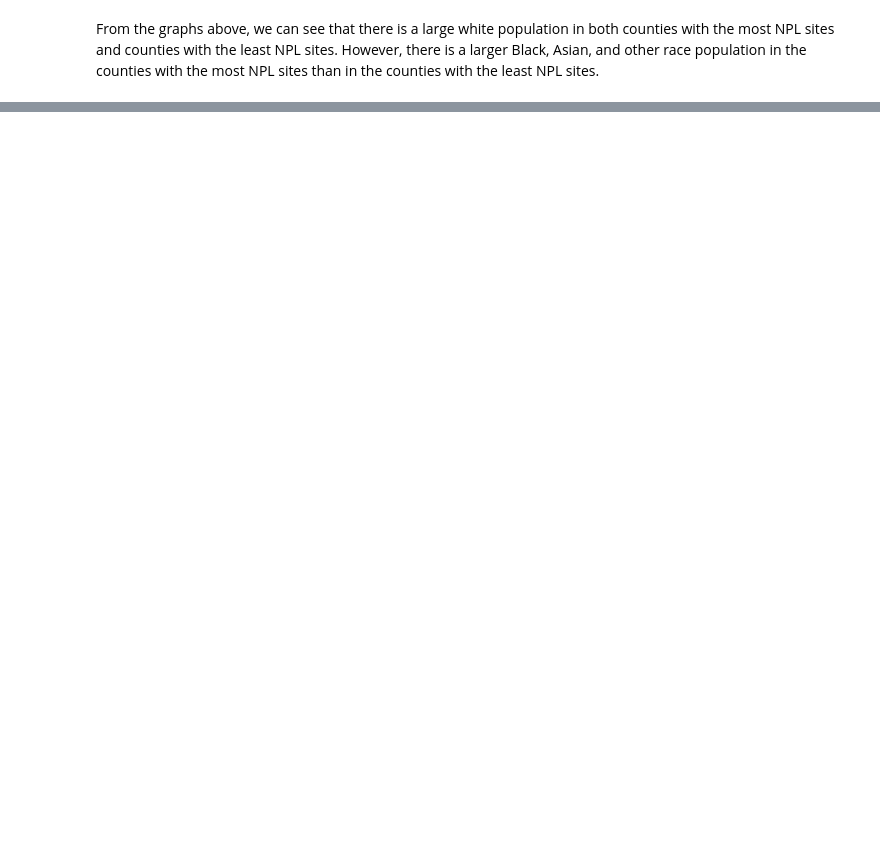
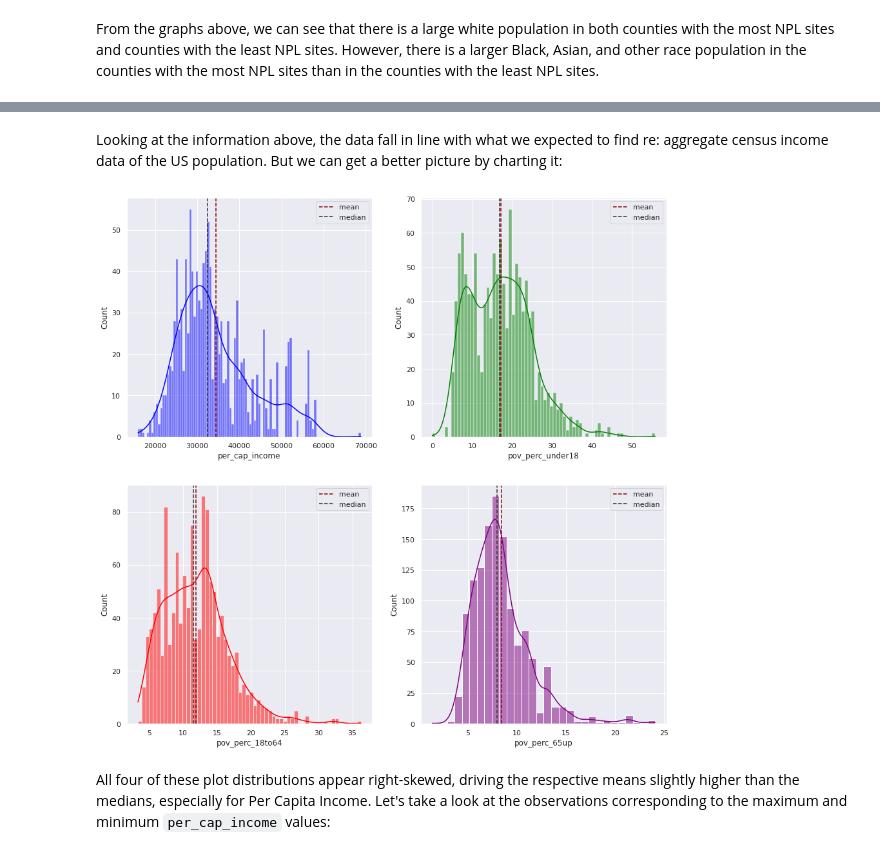
Before and after one commit to jeinuh/superfund-project, a Jupyter notebook: EDACheckpoint_group011.ipynb, the cells around one changed output, grey strips where cells are left out. Cells and saved outputs as stored; diff of their text form; code cells hidden in the pictures; blank space fills up the shorter version.

```diff
--- a/EDACheckpoint_group011.ipynb
+++ b/EDACheckpoint_group011.ipynb
@@ -593,0 +604,10 @@ From the graphs above, we can see that there is a large white population in both
+# %%
+age_df = county_df[['site name',
+                    'county', 'state',
+                    'Per Capita Income (In 2019 Inflation Adjusted Dollars)',
+                    '% Population Under 18 Years of Age for Whom Poverty Status Is Determined: Living in Poverty',
+                    '% Population Age 18 to 64 for Whom Poverty Status  Is Determined: Living in Poverty',
+                    '% Population Age 65 and Over for Whom Poverty  Status Is Determined: Living in Poverty']]
+age_df['duration'] = site_duration['duration']
+age_df.columns = ['site name', 'county', 'state', 'per_cap_income', 'pov_perc_under18', 'pov_perc_18to64', 'pov_perc_65up', 'duration']
+#age_df
@@ -593,0 +616,4 @@ From the graphs above, we can see that there is a large white population in both
+# %%
+age_df[['per_cap_income', 'pov_perc_under18', 'pov_perc_18to64', 'pov_perc_65up', 'duration']] = age_df[['per_cap_income', 'pov_perc_under18', 'pov_perc_18to64', 'pov_perc_65up', 'duration']].astype(float)
+
+age_df
@@ -593,0 +656,5 @@ From the graphs above, we can see that there is a large white population in both
+# %%
+age_df.drop(index=age_df[age_df['county'].str.contains('PR|GUAM')].index, inplace=True)
+county_df.drop(index=county_df[county_df['county'].str.contains('PR|GUAM')].index, inplace=True)
+null_data = age_df[age_df.isnull().any(axis=1)]
+null_data
@@ -593,0 +686,31 @@ From the graphs above, we can see that there is a large white population in both
+# %% [markdown]
+Looking at the information above, the data fall in line with what we expected to find re: aggregate census income data of the US population. But we can get a better picture by charting it:
+# %%
+sns.set(style="darkgrid")
+fig, axs = plt.subplots(2, 2, figsize=(15, 15))
+
+ax1=sns.histplot(data=age_df, x="per_cap_income", kde=True, color="blue", ax=axs[0, 0], bins=100)
+ax1.axvline(age_df['per_cap_income'].mean(), color='darkred', linestyle='--', label='mean');
+ax1.axvline(age_df['per_cap_income'].median(), color = '#2e2e2e', linestyle='--', label='median')
+ax1.legend()
+
+ax2=sns.histplot(data=age_df, x="pov_perc_under18", kde=True, color="green", ax=axs[0, 1], bins=70)
+ax2.axvline(age_df['pov_perc_under18'].mean(), color='darkred', linestyle='--', label='mean');
+ax2.axvline(age_df['pov_perc_under18'].median(), color = '#2e2e2e', linestyle='--', label='median')
+ax2.legend()
+
+ax3=sns.histplot(data=age_df, x="pov_perc_18to64", kde=True, color="red", ax=axs[1, 0], bins=60)
+ax3.axvline(age_df['pov_perc_18to64'].mean(), color='darkred', linestyle='--', label='mean');
+ax3.axvline(age_df['pov_perc_18to64'].median(), color = '#2e2e2e', linestyle='--', label='median')
+ax3.legend()
+
+ax4=sns.histplot(data=age_df, x="pov_perc_65up", kde=True, color="purple", ax=axs[1, 1], bins=30)
+ax4.axvline(age_df['pov_perc_65up'].mean(), color='darkred', linestyle='--', label='mean');
+ax4.axvline(age_df['pov_perc_65up'].median(), color = '#2e2e2e', linestyle='--', label='median')
+ax4.legend()
+
+plt.show()
+# %% [output]
+[figure, added]
+# %% [markdown]
+All four of these plot distributions appear right-skewed, driving the respective means slightly higher than the medians, especially for Per Capita Income. Let's take a look at the observations corresponding to the maximum and minimum `per_cap_income` values:
```
Also changed, not shown: parts of 50 cells of this notebook, 1 other file.
